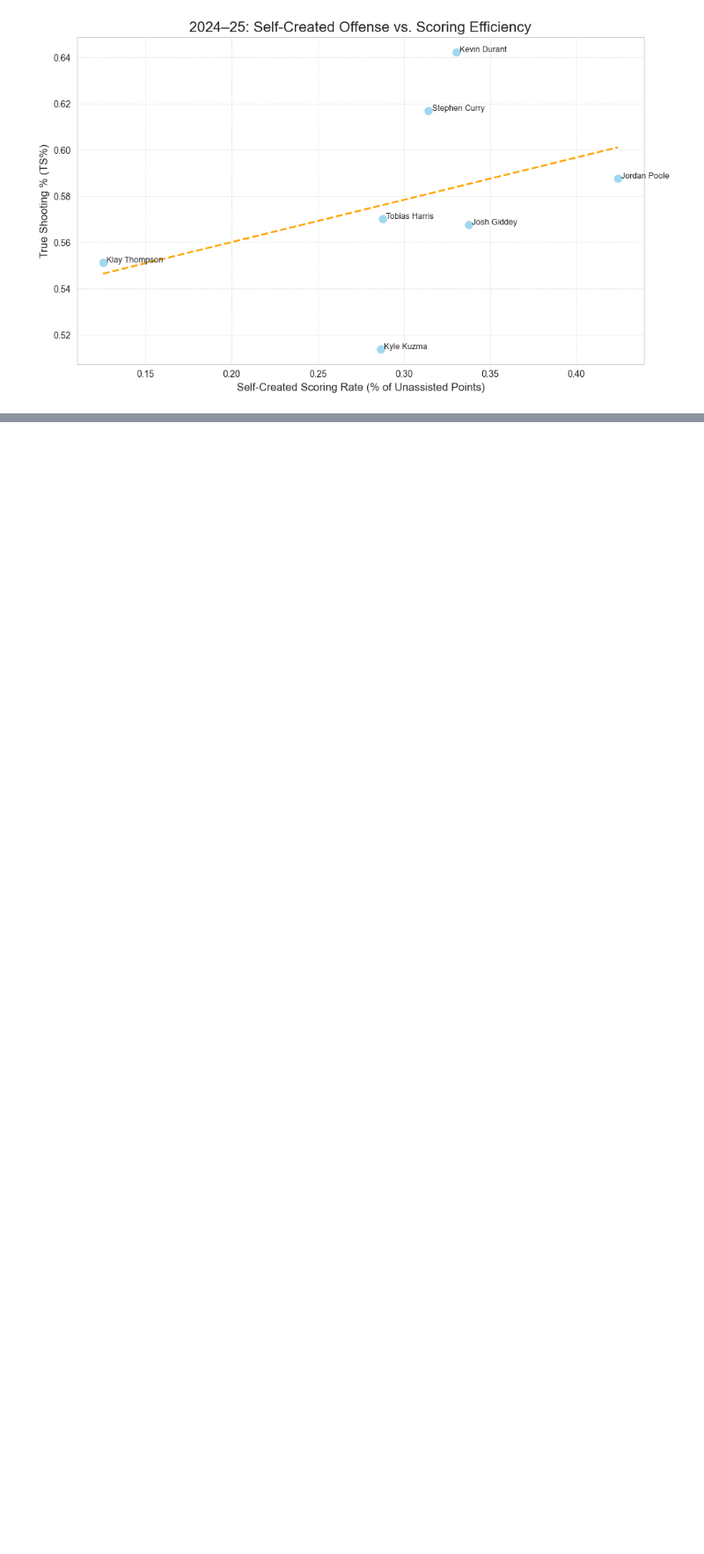
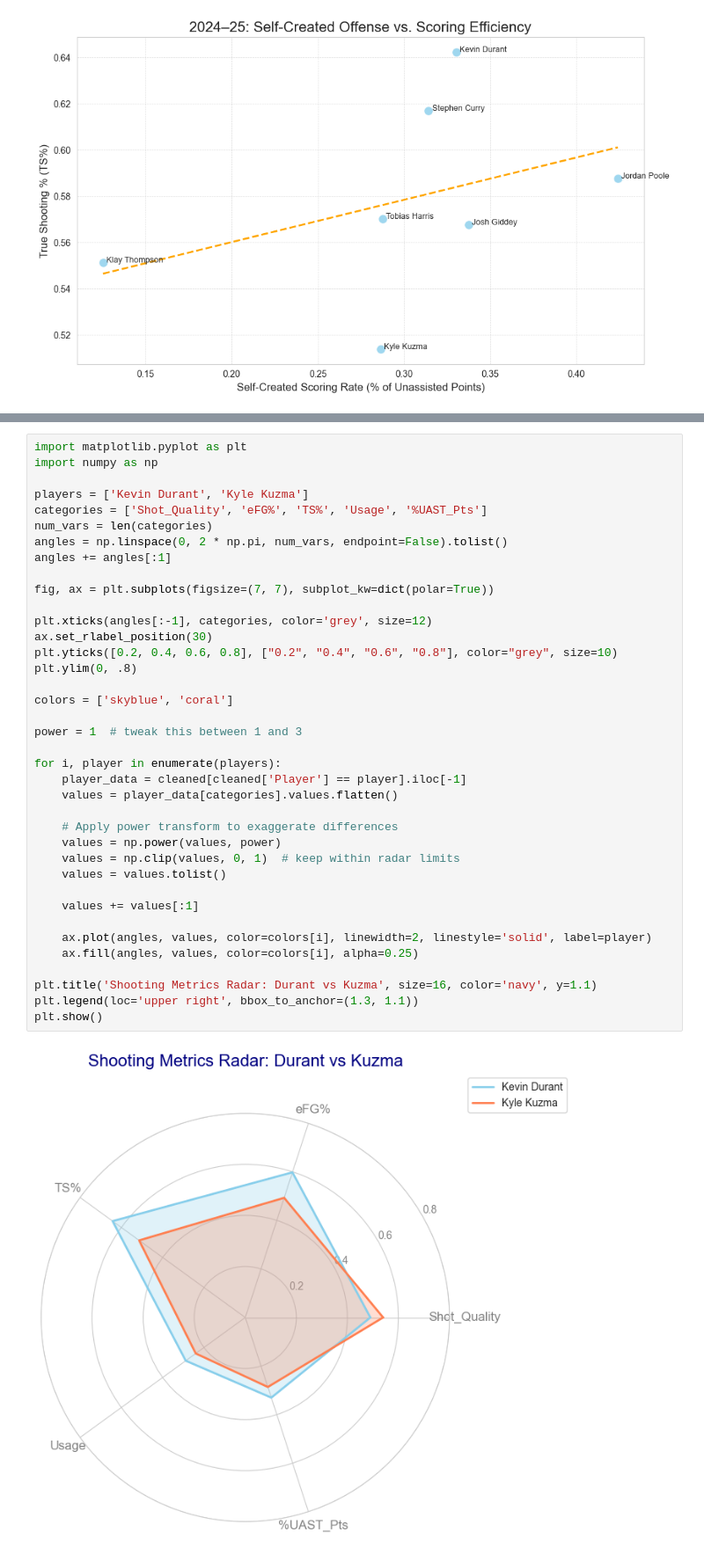
Before and after one commit to KeanuVentura/BeyondOpenLooks, a Jupyter notebook: beyond_open_looks_notebook.ipynb, the cells around one changed output, grey strips where cells are left out. Shown at 88% size. Saved outputs shown, nothing was run; the diff lists cells and outputs as text; blank space fills up the shorter version.

```diff
--- a/beyond_open_looks_notebook.ipynb
+++ b/beyond_open_looks_notebook.ipynb
@@ -305,0 +351,40 @@ plt.show()
+# %%
+import matplotlib.pyplot as plt
+import numpy as np
+
+players = ['Kevin Durant', 'Kyle Kuzma']
+categories = ['Shot_Quality', 'eFG%', 'TS%', 'Usage', '%UAST_Pts']
+num_vars = len(categories)
+angles = np.linspace(0, 2 * np.pi, num_vars, endpoint=False).tolist()
+angles += angles[:1]
+
+fig, ax = plt.subplots(figsize=(7, 7), subplot_kw=dict(polar=True))
+
+plt.xticks(angles[:-1], categories, color='grey', size=12)
+ax.set_rlabel_position(30)
+plt.yticks([0.2, 0.4, 0.6, 0.8], ["0.2", "0.4", "0.6", "0.8"], color="grey", size=10)
+plt.ylim(0, .8)
+
+colors = ['skyblue', 'coral']
+
+power = 1  # tweak this between 1 and 3
+
+for i, player in enumerate(players):
+    player_data = cleaned[cleaned['Player'] == player].iloc[-1]
+    values = player_data[categories].values.flatten()
+
+    # Apply power transform to exaggerate differences
+    values = np.power(values, power)
+    values = np.clip(values, 0, 1)  # keep within radar limits
+    values = values.tolist()
+
+    values += values[:1]
+
+    ax.plot(angles, values, color=colors[i], linewidth=2, linestyle='solid', label=player)
+    ax.fill(angles, values, color=colors[i], alpha=0.25)
+
+plt.title('Shooting Metrics Radar: Durant vs Kuzma', size=16, color='navy', y=1.1)
+plt.legend(loc='upper right', bbox_to_anchor=(1.3, 1.1))
+plt.show()
+# %% [output]
+[figure, added]
```
Also changed, not shown: parts of 8 cells of this notebook.
